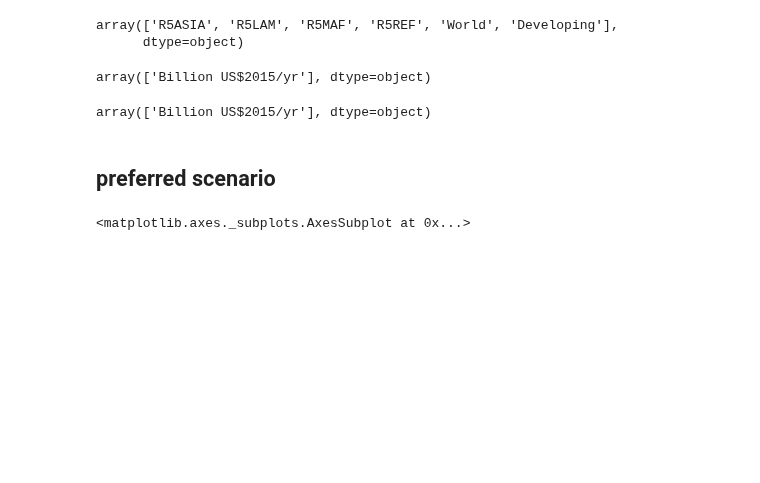
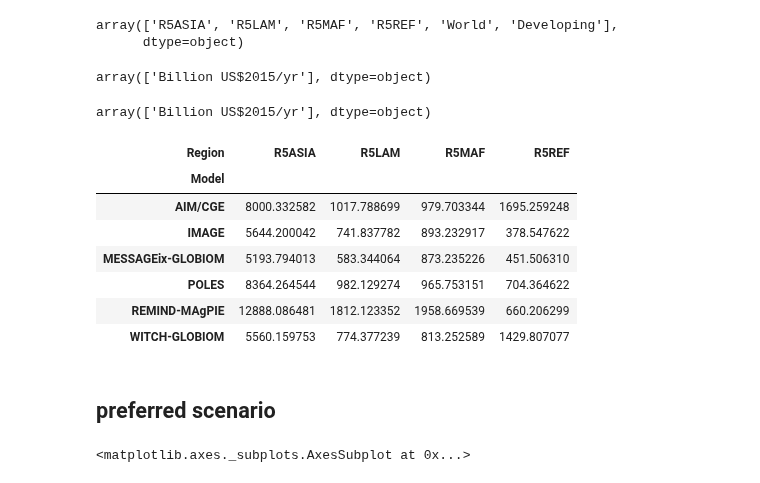
Before and after one commit to julierozenberg/infra_needs_analyses, a Jupyter notebook: Brahim_energy_global.ipynb, the cells around one changed output. Cells and saved outputs as stored; diff of their text form; code cells hidden in the pictures; blank space fills up the shorter version.

```diff
--- a/Brahim_energy_global.ipynb
+++ b/Brahim_energy_global.ipynb
@@ -74,6 +125,17 @@ investments = investments.reset_index()
 investments = investments[investments.year<2031]
 # %%
 investments = investments.set_index(['Model', 'Region', 'Scenario', 'year'])
+# %%
+investments['Elec_tot_inv'].unstack("Scenario")["2C"].sum(level=["Model","Region"]).unstack("Region")
+# %% [output]
+| Region | R5ASIA | R5LAM | R5MAF | R5REF |
+| Model |  |  |  |  |
+| AIM/CGE | 8000.332582 | 1017.788699 | 979.703344 | 1695.259248 |
+| IMAGE | 5644.200042 | 741.837782 | 893.232917 | 378.547622 |
+| MESSAGEix-GLOBIOM | 5193.794013 | 583.344064 | 873.235226 | 451.506310 |
+| POLES | 8364.264544 | 982.129274 | 965.753151 | 704.364622 |
+| REMIND-MAgPIE | 12888.086481 | 1812.123352 | 1958.669539 | 660.206299 |
+| WITCH-GLOBIOM | 5560.159753 | 774.377239 | 813.252589 | 1429.807077 |
 # %% [markdown]
 ## preferred scenario
 # %%
```
Also changed, not shown: parts of 10 cells of this notebook, 4 other files.
